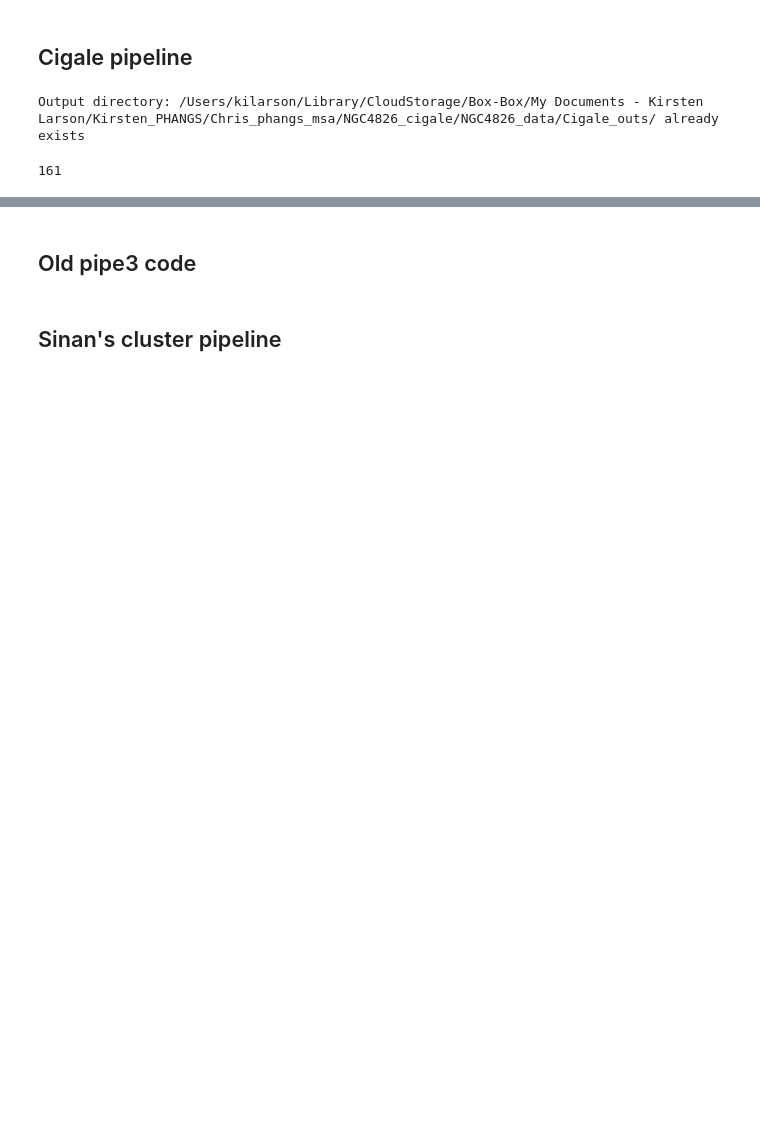
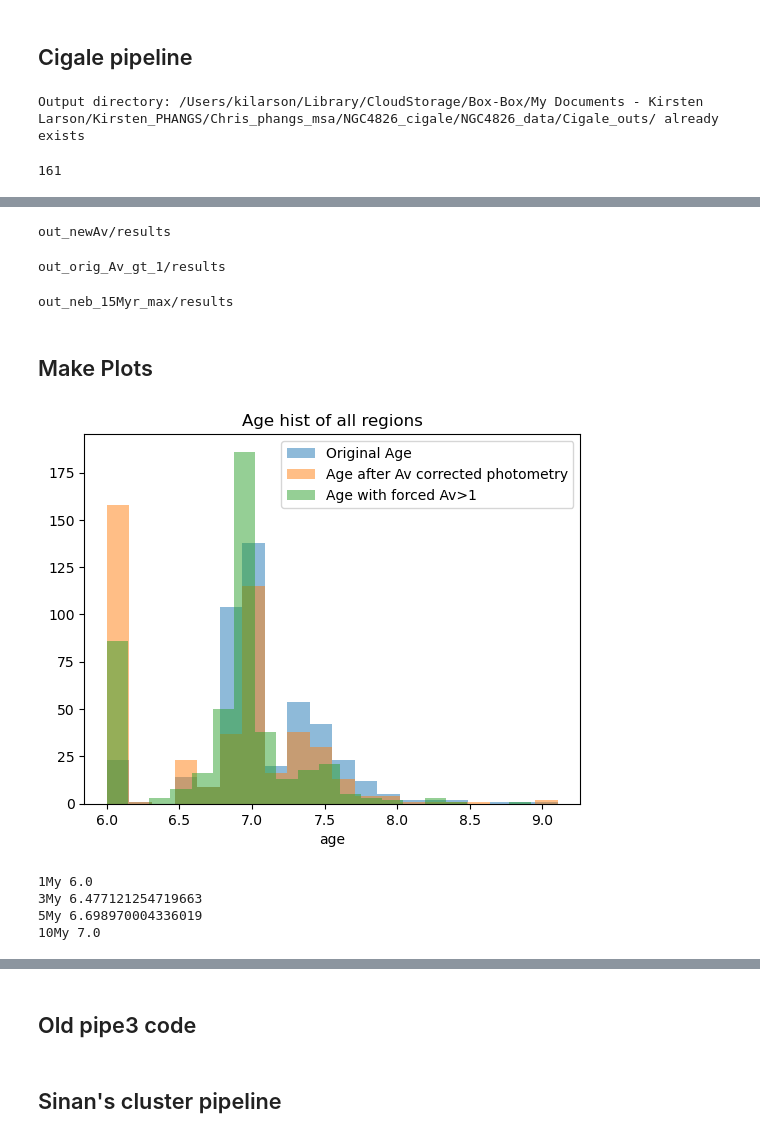
Before and after one commit to kilarson/msa, a Jupyter notebook: msa_cigale.ipynb, the cells around one changed output, grey strips where cells are left out. Saved outputs shown, nothing was run; the diff lists cells and outputs as text; code cells hidden in the pictures; blank space fills up the shorter version.

Commit message:
updating figures

```diff
--- a/msa_cigale.ipynb
+++ b/msa_cigale.ipynb
@@ -672,0 +1118,53 @@ KeyError: 'additionalerror'
+# %%
+# read in cigale with new Av
+cigdir_new = 'out_newAv/'
+cigale_file = 'results'
+cigale_tbl = Table.read(cigdir_new+cigale_file+'.fits', format='fits')
+cigale_df = cigale_tbl_new.to_pandas()
+print(cigdir_new+cigale_file)
+# %% [output]
+out_newAv/results
+# %%
+#read in output from original data and high Avs
+cigdir_orig = 'out_orig_Av_gt_1/'
+cigale_file = 'results'
+cigale_tbl_orig = Table.read(cigdir_orig+cigale_file+'.fits', format='fits')
+cigale_df_orig = cigale_tbl_orig.to_pandas()
+print(cigdir_orig+cigale_file)
+# %% [output]
+out_orig_Av_gt_1/results
+# %%
+# read in cigale with nebular data
+cigdir_neb = 'out_neb_15Myr_max/'
+cigale_file = 'results'
+cigale_tbl_neb = Table.read(cigdir_neb+cigale_file+'.fits', format='fits')
+cigale_df_neb = cigale_tbl_neb.to_pandas()
+print(cigdir_neb+cigale_file)
+# %% [output]
+out_neb_15Myr_max/results
+# %% [markdown]
+## Make Plots
+# %%
+#make plots
+#plt.hist(np.log(cigale_df['best.stellar.age_m_star']*1e6), bins= 20,alpha=.5)
+plt.hist(np.log10(data_reg_tbl['reg_dolflux_Age_MinChiSq']*1e6), bins=20,alpha=.5, label='Original Age')
+plt.hist(np.log10(cigale_df['best.stellar.age_m_star']*1e6), bins= 20,alpha=.5,label='Age after Av corrected photometry')
+plt.hist(np.log10(cigale_df_orig['best.stellar.age_m_star']*1e6), bins= 20,alpha=.5,label='Age with forced Av>1')
+
+plt.title('Age hist of all regions')
+plt.legend()
+plt.xlabel('age')
+#plt.xscale('log')
+plt.show()
+# %% [output]
+[figure, added]
+# %%
+print('1My', np.log10(1e6) )
+print('3My', np.log10(3e6) )
+print('5My', np.log10(5e6) )
+print('10My', np.log10(10e6) )
+# %% [output]
+1My 6.0
+3My 6.477121254719663
+5My 6.698970004336019
+10My 7.0
```
Also changed, not shown: parts of 35 cells of this notebook.
